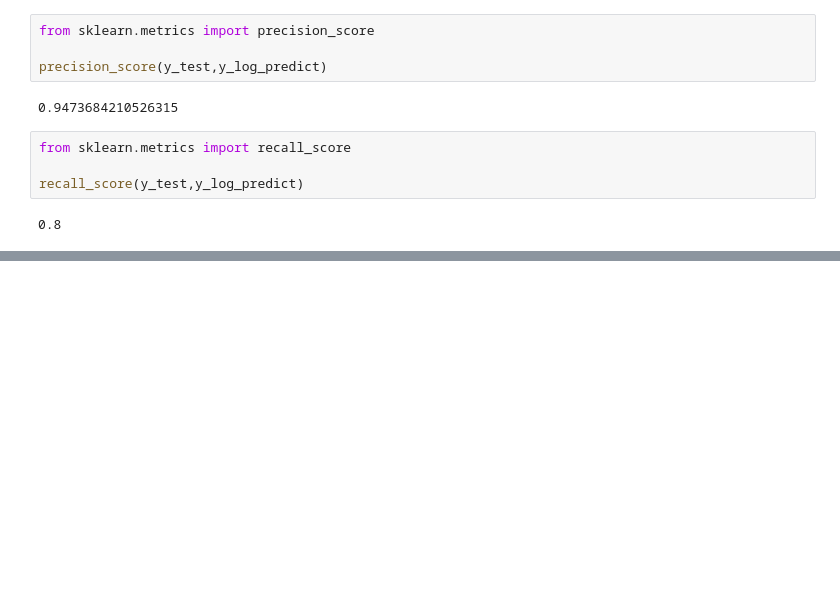
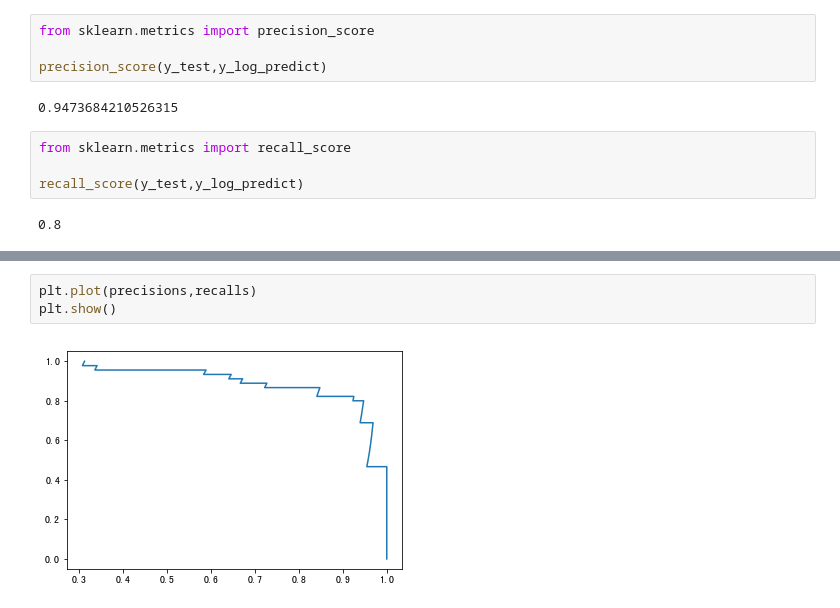
Before and after one commit to rzhao29/-11-, a Jupyter notebook: 分类算法的评价.ipynb, the cells around one changed output, grey strips where cells are left out. Cells and saved outputs as stored; diff of their text form; blank space fills up the shorter version.

```diff
--- a/分类算法的评价.ipynb
+++ b/分类算法的评价.ipynb
@@ -146,0 +347,5 @@ recall_score(y_test,y_log_predict)
+# %%
+plt.plot(precisions,recalls)
+plt.show()
+# %% [output]
+[figure, added]
```
Also changed, not shown: parts of 43 cells of this notebook.
